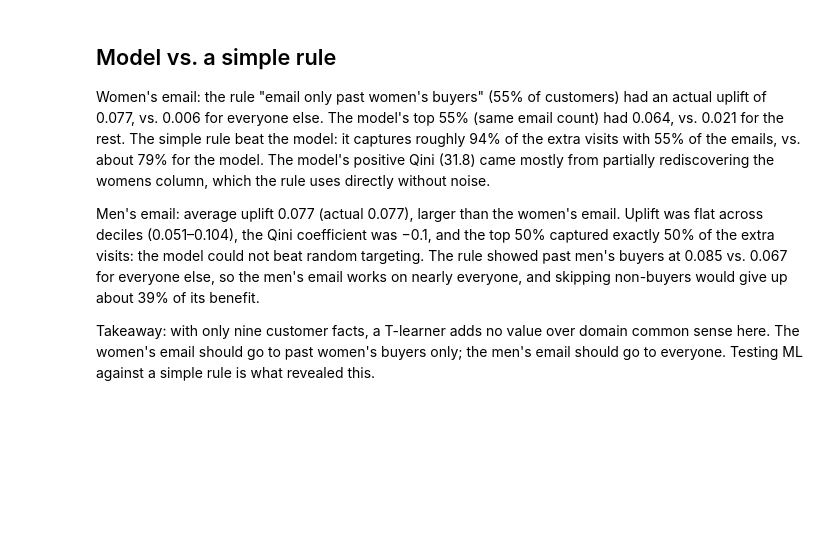
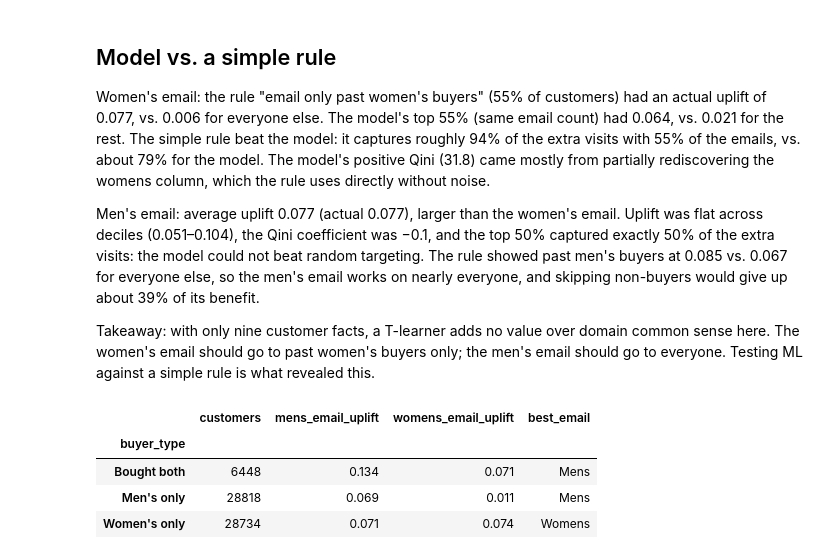
Before and after one commit to wmwilliamsjr/email-ab-test-uplift, a Jupyter notebook: notebooks/03_uplift.ipynb, the cells around one changed output. Cells and saved outputs as stored; diff of their text form; code cells hidden in the pictures; blank space fills up the shorter version.

```diff
--- a/notebooks/03_uplift.ipynb
+++ b/notebooks/03_uplift.ipynb
@@ -115,3 +115,23 @@ Women's email: the rule "email only past women's buyers" (55% of customers) had
 Men's email: average uplift 0.077 (actual 0.077), larger than the women's email. Uplift was flat across deciles (0.051–0.104), the Qini coefficient was −0.1, and the top 50% captured exactly 50% of the extra visits: the model could not beat random targeting. The rule showed past men's buyers at 0.085 vs. 0.067 for everyone else, so the men's email works on nearly everyone, and skipping non-buyers would give up about 39% of its benefit.
 
 Takeaway: with only nine customer facts, a T-learner adds no value over domain common sense here. The women's email should go to past women's buyers only; the men's email should go to everyone. Testing ML against a simple rule is what revealed this.
+# %%
+full = pd.read_csv("../data/hillstrom.csv")
+full["buyer_type"] = np.select(
+    [(full["mens"] == 1) & (full["womens"] == 1), full["womens"] == 1, full["mens"] == 1],
+    ["Bought both", "Women's only", "Men's only"], default="Neither")
+rows = []
+for btype, g in full.groupby("buyer_type"):
+    ctrl = g.loc[g["segment"] == "No E-Mail", "visit"].mean()
+    rows.append({"buyer_type": btype, "customers": len(g),
+                 "mens_email_uplift": g.loc[g["segment"] == "Mens E-Mail", "visit"].mean() - ctrl,
+                 "womens_email_uplift": g.loc[g["segment"] == "Womens E-Mail", "visit"].mean() - ctrl})
+who = pd.DataFrame(rows).set_index("buyer_type")
+who["best_email"] = np.where(who["mens_email_uplift"] >= who["womens_email_uplift"], "Mens", "Womens")
+who.round(3)
+# %% [output]
+|  | customers | mens_email_uplift | womens_email_uplift | best_email |
+| buyer_type |  |  |  |  |
+| Bought both | 6448 | 0.134 | 0.071 | Mens |
+| Men's only | 28818 | 0.069 | 0.011 | Mens |
+| Women's only | 28734 | 0.071 | 0.074 | Womens |
```
Also changed, not shown: parts of 1 cell of this notebook.
